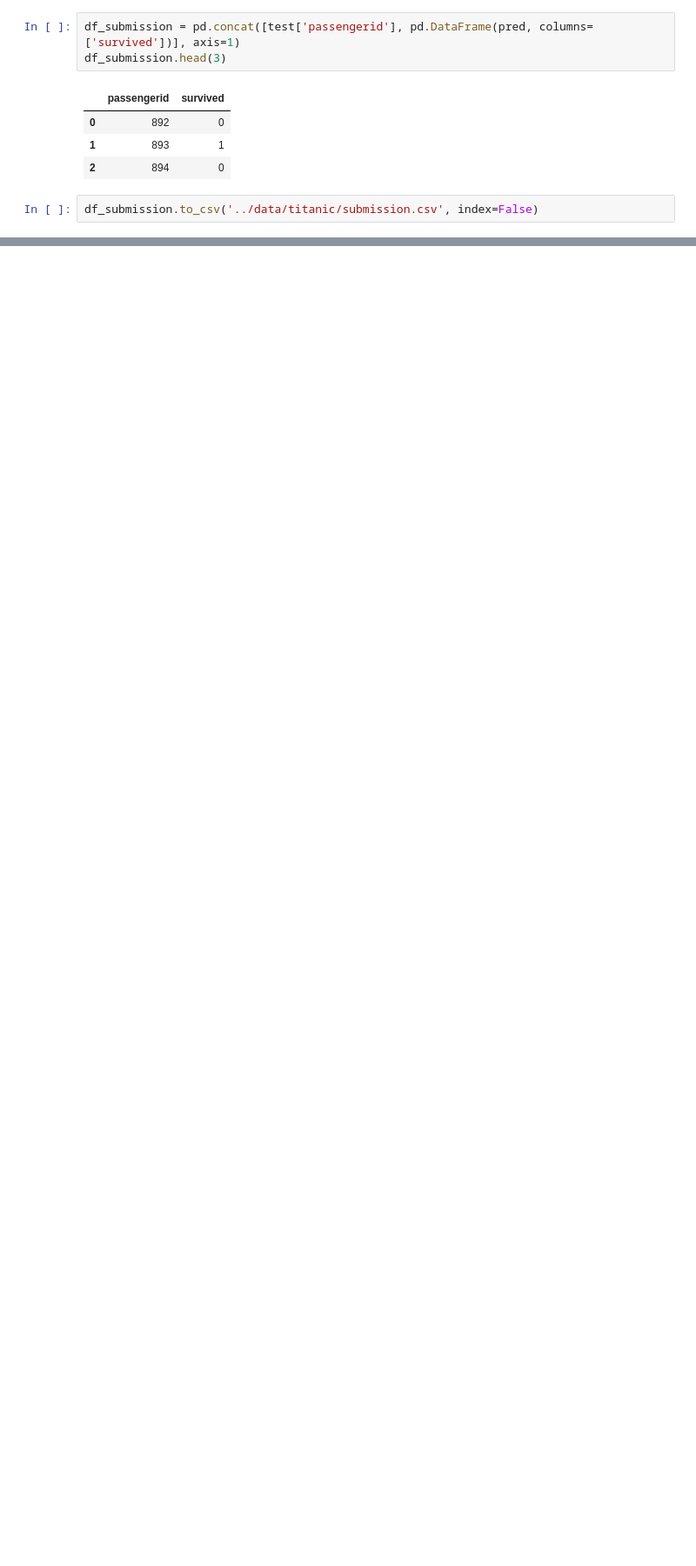
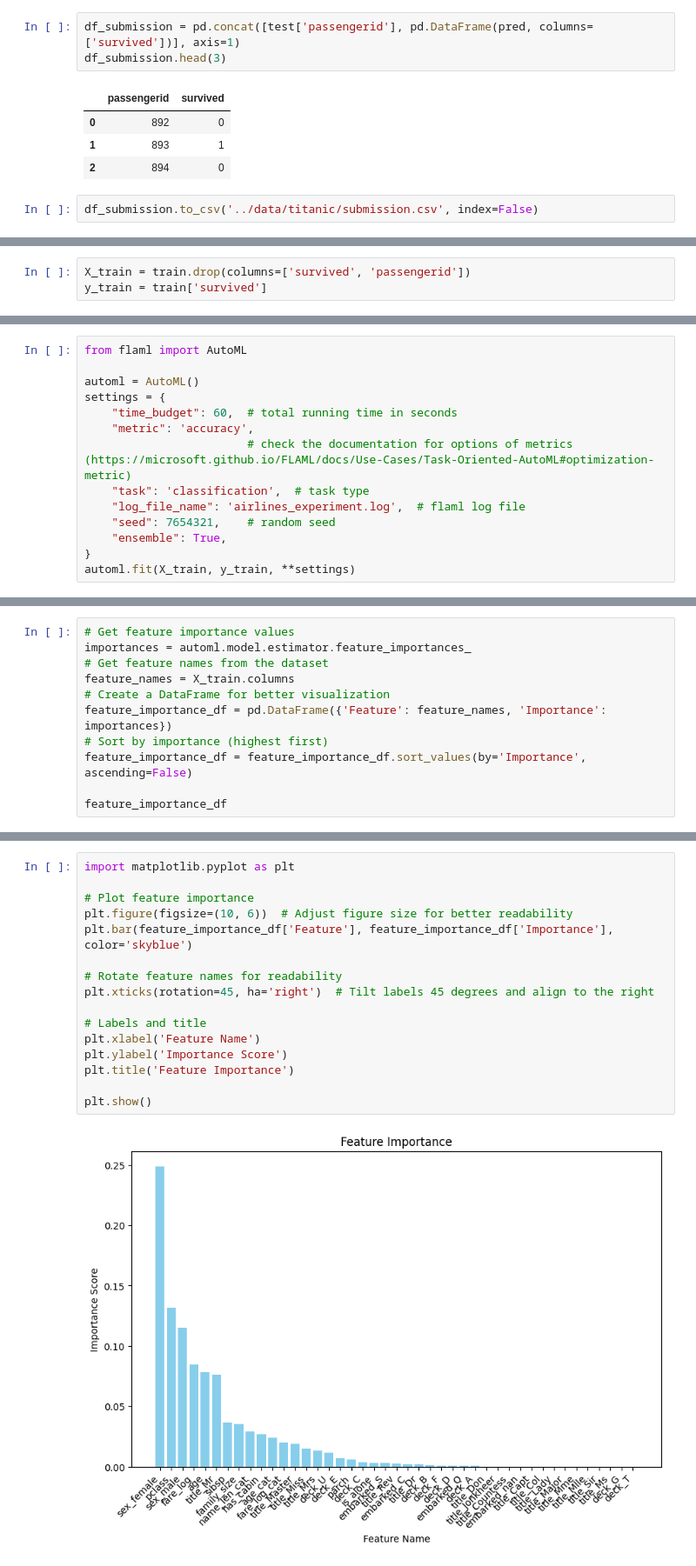
Before and after one commit to xiangshiyin/machine-learning-for-actuarial-science, a Jupyter notebook: 2025-spring/week06/notebook/demo.ipynb, the cells around one changed output, grey strips where cells are left out. Shown at 87% size. Drawn from its saved outputs; the diff is of its cells as text; blank space fills up the shorter version.

Commit message:
automl example

```diff
--- a/2025-spring/week06/notebook/demo.ipynb
+++ b/2025-spring/week06/notebook/demo.ipynb
@@ -359,0 +370,3 @@ https://www.kaggle.com/competitions/titanic/overview/evaluation
+# %%
+X_train = train.drop(columns=['survived', 'passengerid'])
+y_train = train['survived']
@@ -359,0 +384,14 @@ https://www.kaggle.com/competitions/titanic/overview/evaluation
+# %%
+from flaml import AutoML
+
+automl = AutoML()
+settings = {
+    "time_budget": 60,  # total running time in seconds
+    "metric": 'accuracy',
+                        # check the documentation for options of metrics (https://microsoft.github.io/FLAML/docs/Use-Cases/Task-Oriented-AutoML#optimization-metric)
+    "task": 'classification',  # task type
+    "log_file_name": 'airlines_experiment.log',  # flaml log file
+    "seed": 7654321,    # random seed
+    "ensemble": True,
+}
+automl.fit(X_train, y_train, **settings)
@@ -359,0 +454,11 @@ https://www.kaggle.com/competitions/titanic/overview/evaluation
+# %%
+# Get feature importance values
+importances = automl.model.estimator.feature_importances_
+# Get feature names from the dataset
+feature_names = X_train.columns
+# Create a DataFrame for better visualization
+feature_importance_df = pd.DataFrame({'Feature': feature_names, 'Importance': importances})
+# Sort by importance (highest first)
+feature_importance_df = feature_importance_df.sort_values(by='Importance', ascending=False)
+
+feature_importance_df
@@ -359,0 +467,18 @@ https://www.kaggle.com/competitions/titanic/overview/evaluation
+# %%
+import matplotlib.pyplot as plt
+
+# Plot feature importance
+plt.figure(figsize=(10, 6))  # Adjust figure size for better readability
+plt.bar(feature_importance_df['Feature'], feature_importance_df['Importance'], color='skyblue')
+
+# Rotate feature names for readability
+plt.xticks(rotation=45, ha='right')  # Tilt labels 45 degrees and align to the right
+
+# Labels and title
+plt.xlabel('Feature Name')
+plt.ylabel('Importance Score')
+plt.title('Feature Importance')
+
+plt.show()
+# %% [output]
+[figure, added]
```
Also changed, not shown: parts of 15 cells of this notebook, 4 other files.
